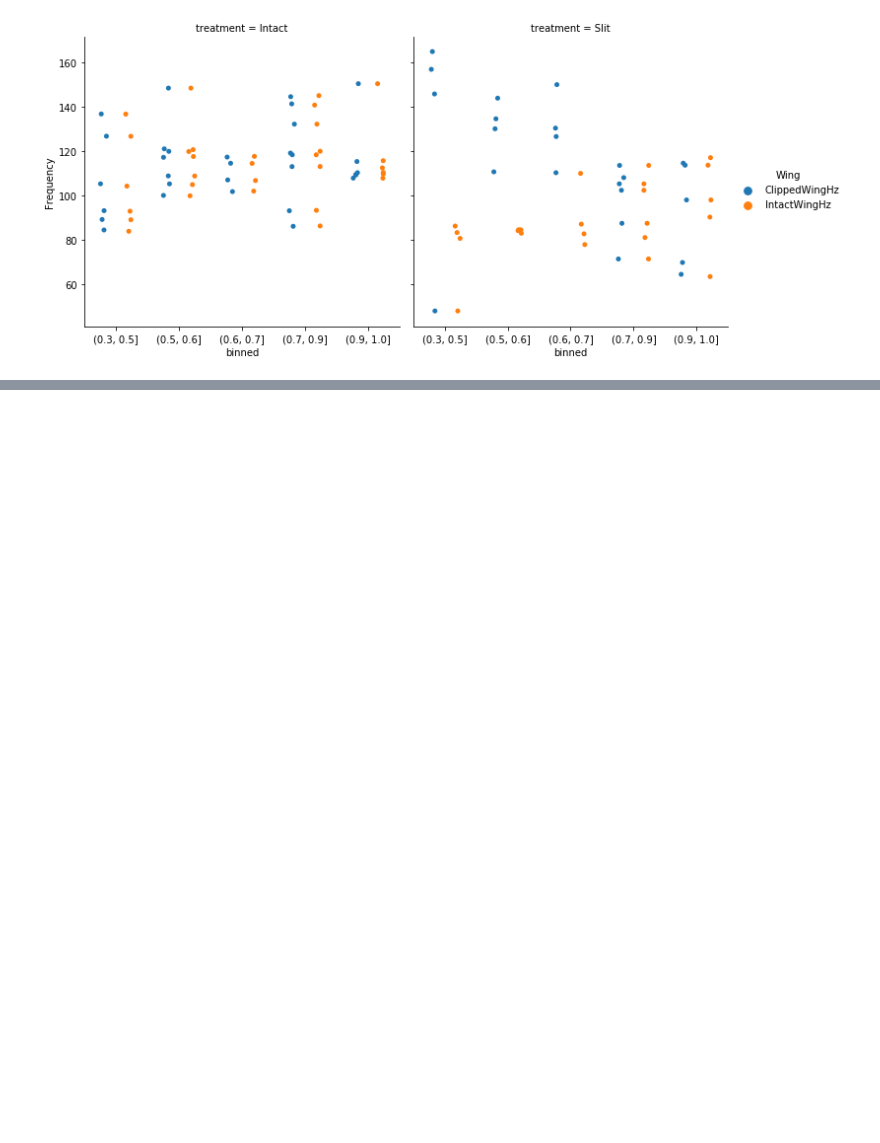
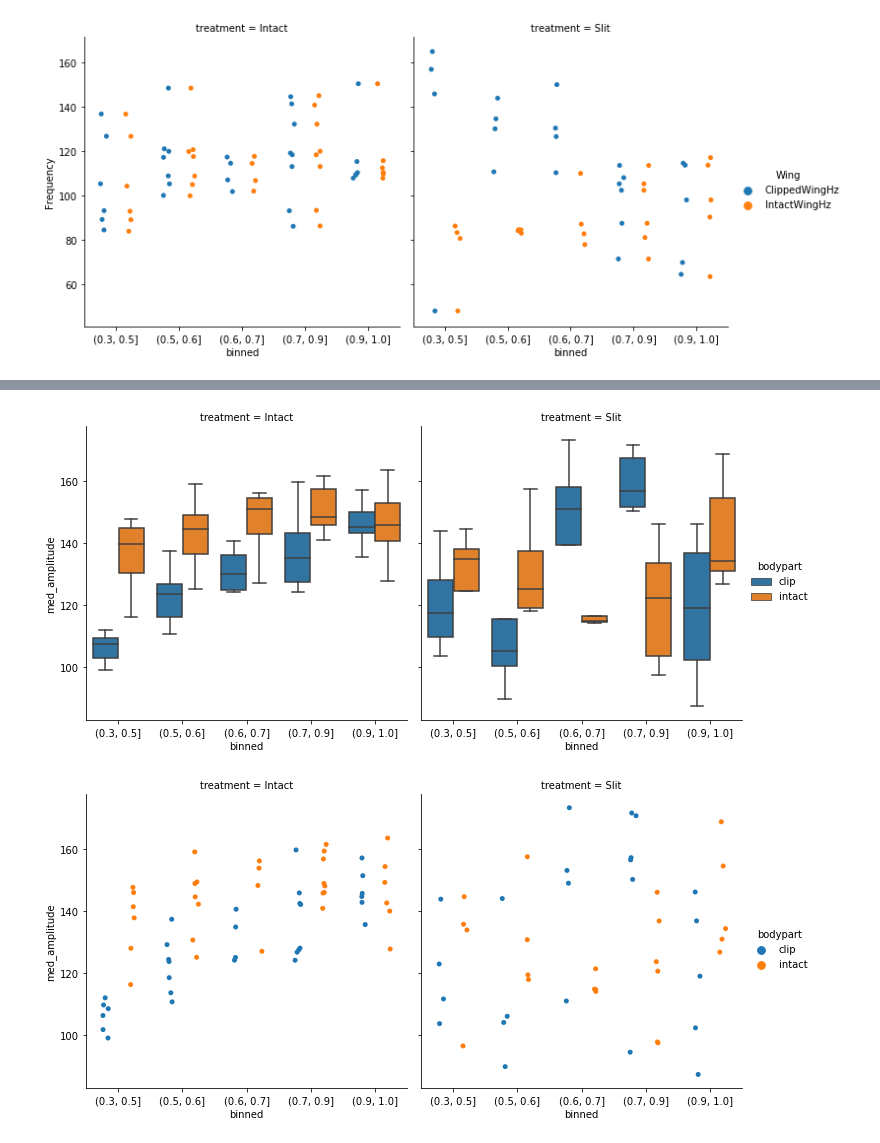
Before and after one commit to TanviDeora/Coupled_dual_oscillators_DeoraSaneSane, a Jupyter notebook: SummaryFigure.ipynb, the cells around one changed output, grey strips where cells are left out. Cells and saved outputs as stored; diff of their text form; code cells hidden in the pictures; blank space fills up the shorter version.

```diff
--- a/SummaryFigure.ipynb
+++ b/SummaryFigure.ipynb
@@ -9,6 +9,9 @@ from scipy import stats
 
 import seaborn as sns
 import matplotlib.pyplot as plt
+# %%
+import matplotlib as mpl
+mpl.rcParams['pdf.fonttype'] = 42
 # %%
 pal = {'wingHz': '#231f20', 'rightHalHz':  '#33ade3' , 'leftHalHz': '#ed1c24'}
 
@@ -317,0 +345,12 @@ data
+# %%
+# do the same plot for ampltiude analysis
+
+asym = pd.read_csv("./dataFolder/AmplitudeAnalysis/v2/asymmetric_wings/median_summary_edited.csv")
+slit = pd.read_csv("./dataFolder/AmplitudeAnalysis/v2/Slit_sc/median_summary_edited.csv")
+# %%
+asym['treatment'] = 'Intact'
+slit['treatment'] = 'Slit'
+# %%
+new_df = pd.concat([asym, slit], axis = 0)
+new_df.drop(columns = ['Unnamed: 0', 'Unnamed: 0.1', 'Unnamed: 0.1.1'], inplace = True)
+new_df
@@ -317,0 +371,13 @@ data
+# %%
+f1 = sns.catplot(x = 'binned', y = 'med_amplitude', hue = 'bodypart', col='treatment',
+            data = new_df, kind = 'box',
+           fliersize=0)
+plt.savefig('./dataFolder/Figure/AmplitudeAnalysis/Summary-Fig2-Amplitude_boxplots.pdf')
+
+f2 = sns.catplot(x = 'binned', y = 'med_amplitude', hue = 'bodypart', col='treatment',
+            data = new_df, kind = 'strip',
+           dodge = True)
+plt.savefig('./dataFolder/Figure/AmplitudeAnalysis/Summary-Fig2-Amplitude_stripplots.pdf')
+# %% [output]
+[figure, added]
+[figure, added]
```
Also changed, not shown: parts of 14 cells of this notebook, 3 other files.
